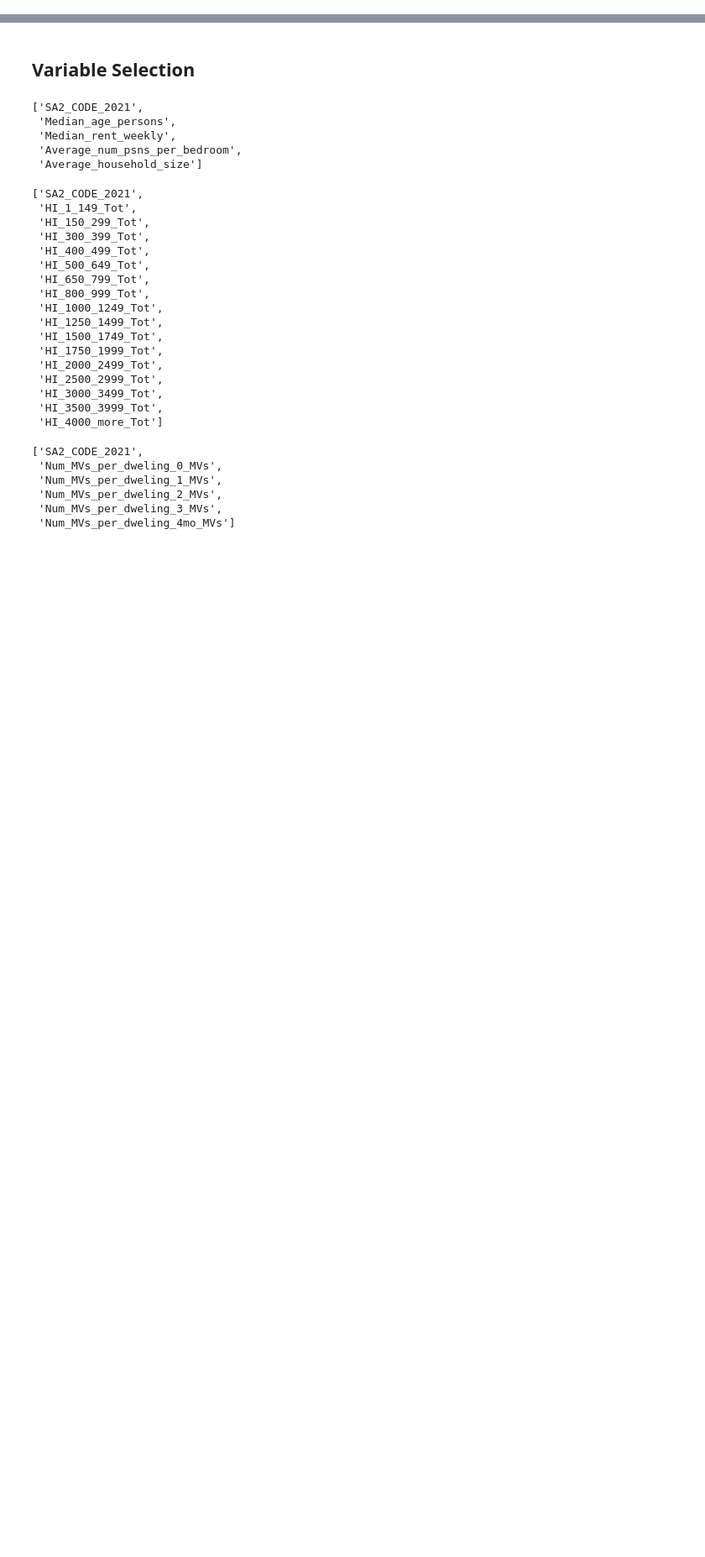
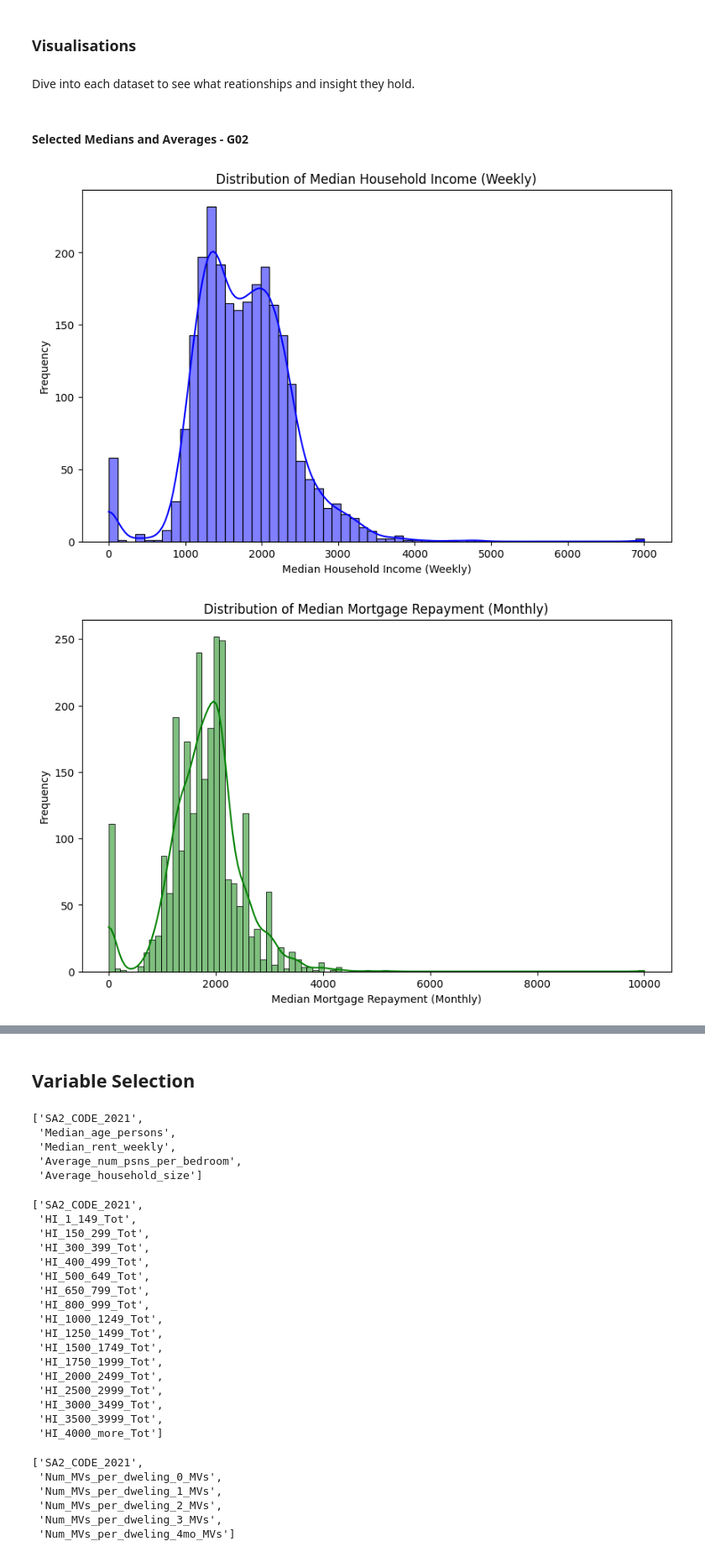
Before and after one commit to tw-t/Census_Project, a Jupyter notebook: ABS Census.ipynb, the cells around one changed output, grey strips where cells are left out. Shown at 84% size. Cells and saved outputs as stored; diff of their text form; code cells hidden in the pictures; blank space fills up the shorter version.

```diff
--- a/ABS Census.ipynb
+++ b/ABS Census.ipynb
@@ -76,3 +84,28 @@ Column names: ['SA2_CODE_2021', 'Num_Psns_UR_1_FamHhold', 'Num_Psns_UR_1_NonFamH
 DataFrame Name: g38
 Shape: (2472, 79)
 Column names: ['SA2_CODE_2021', 'M_0_299_DS_DS_Sept_house', 'M_0_299_DS_DS_sd_row_tce_hs_t', 'M_0_299_DS_DS_Flat_apart', 'M_0_299_DS_DS_Other_dwg', 'M_0_299_DS_ns', 'M_0_299_Tot', 'M_300_449_DS_Separa ...
+# %% [markdown]
+### Visualisations
+# %% [markdown]
+Dive into each dataset to see what reationships and insight they hold.
+# %% [markdown]
+#### Selected Medians and Averages - G02
+# %%
+# Distribution of Median Household Income
+plt.figure(figsize=(10, 6))
+sns.histplot(g02['Median_tot_hhd_inc_weekly'], kde=True, color='blue')
+plt.title('Distribution of Median Household Income (Weekly)')
+plt.xlabel('Median Household Income (Weekly)')
+plt.ylabel('Frequency')
+plt.show()
+
+# Distribution of Median Mortgage Repayment
+plt.figure(figsize=(10, 6))
+sns.histplot(g02['Median_mortgage_repay_monthly'], kde=True, color='green')
+plt.title('Distribution of Median Mortgage Repayment (Monthly)')
+plt.xlabel('Median Mortgage Repayment (Monthly)')
+plt.ylabel('Frequency')
+plt.show()
+# %% [output]
+[figure, added]
+[figure, added]
```
Also changed, not shown: parts of 33 cells of this notebook.
